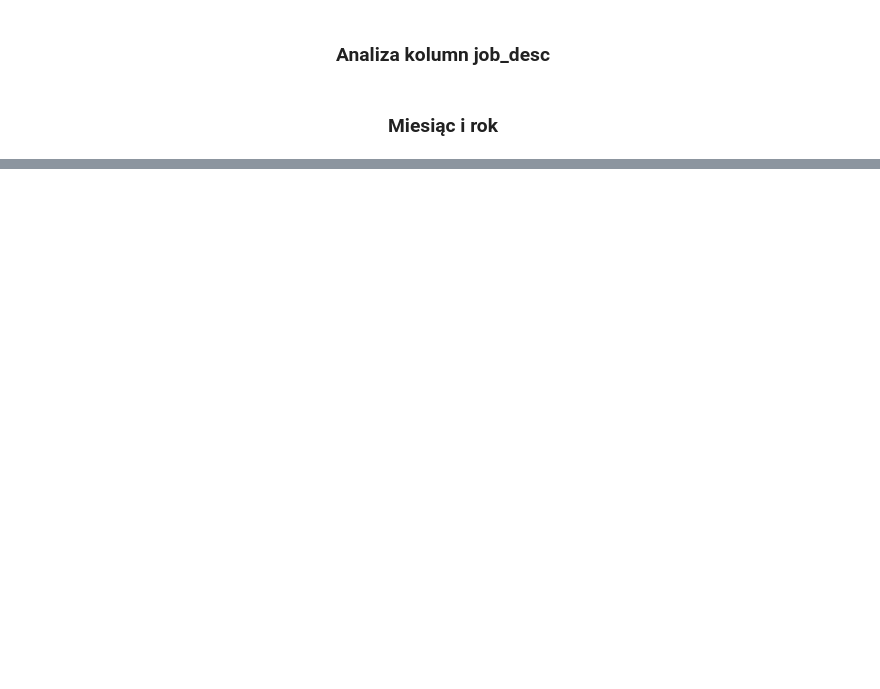
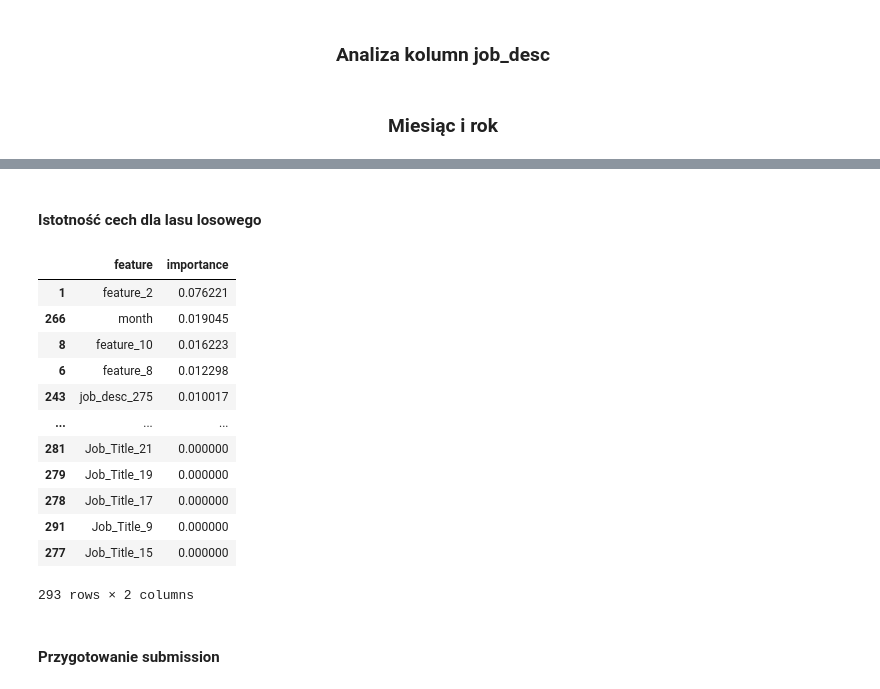
Before and after one commit to HubertKlosowski/bitgrit, a Jupyter notebook: know_data.ipynb, the cells around one changed output, grey strips where cells are left out. Cells and saved outputs as stored; diff of their text form; code cells hidden in the pictures; blank space fills up the shorter version.

```diff
--- a/know_data.ipynb
+++ b/know_data.ipynb
@@ -130 +264,10 @@ ax.legend(title='Kategoria wynagrodzenia')
+# %%
+job_title_one_hot = OneHotEncoder(sparse_output=False)
+job_title_one_hot.fit(train[['job_title']])
+
+train = pd.concat([train, pd.DataFrame(job_title_one_hot.transform(train[['job_title']]), columns=job_title_one_hot.categories_[0])], axis=1)
+test = pd.concat([test, pd.DataFrame(job_title_one_hot.transform(test[['job_title']]), columns=job_title_one_hot.categories_[0])], axis=1)
+
+train.drop(columns=['job_title'], inplace=True)
+test.drop(columns=['job_title'], inplace=True)
 # %% [markdown]
@@ -145,15 +345,11 @@ grouped
 # %%
-salary_category = train['salary_category']
-salary_category_encoder = LabelEncoder().fit(salary_category)
-train['salary_category'] = salary_category_encoder.transform(train['salary_category'])
+train.drop(columns=['obs'], inplace=True)
+test_obs = test['obs']
+test.drop(columns=['obs'], inplace=True)
 
-feature_columns.append('salary_category')
-plt.figure(figsize=(16, 12))
-sns.heatmap(data=train[feature_columns].corr(), annot=True, cmap='YlGnBu', fmt='.2f')
-feature_columns.remove('salary_category')
+corr = train.corr()[['salary_category']]
+
+columns_to_drop = corr.loc[(corr['salary_category'] < 0.02) & (corr['salary_category'] > -0.02), :].index.values
+
+train.drop(columns=columns_to_drop, inplace=True)
+test.drop(columns=columns_to_drop, inplace=True)
-# %%
-object_columns = train.select_dtypes(include=['object']).columns
-
-for i, column in enumerate(object_columns):
-    train[column] = LabelEncoder().fit_transform(train[column])
-    test[column] = LabelEncoder().fit_transform(test[column])
@@ -179,0 +419,4 @@ importance
+# %%
+random_forest = RandomForestClassifier().fit(X, y)
+
+print(classification_report(y_test, random_forest.predict(X_test), target_names=salary_category_encoder.inverse_transform(np.unique(y_train))))
@@ -179,0 +433,22 @@ importance
+# %% [markdown]
+#### Istotność cech dla lasu losowego
+# %%
+random_forest_importance = pd.DataFrame(data={'feature': random_forest.feature_names_in_, 'importance': random_forest.feature_importances_}).sort_values(by='importance', ascending=False)
+
+random_forest_importance
+# %% [output]
+|  | feature | importance |
+| 1 | feature_2 | 0.076221 |
+| 266 | month | 0.019045 |
+| 8 | feature_10 | 0.016223 |
+| 6 | feature_8 | 0.012298 |
+| 243 | job_desc_275 | 0.010017 |
+| ... | ... | ... |
+| 281 | Job_Title_21 | 0.000000 |
+| 279 | Job_Title_19 | 0.000000 |
+| 278 | Job_Title_17 | 0.000000 |
+| 291 | Job_Title_9 | 0.000000 |
+| 277 | Job_Title_15 | 0.000000 |
+293 rows × 2 columns
+# %% [markdown]
+#### Przygotowanie submission
```
Also changed, not shown: parts of 44 cells of this notebook, 1 other file.
